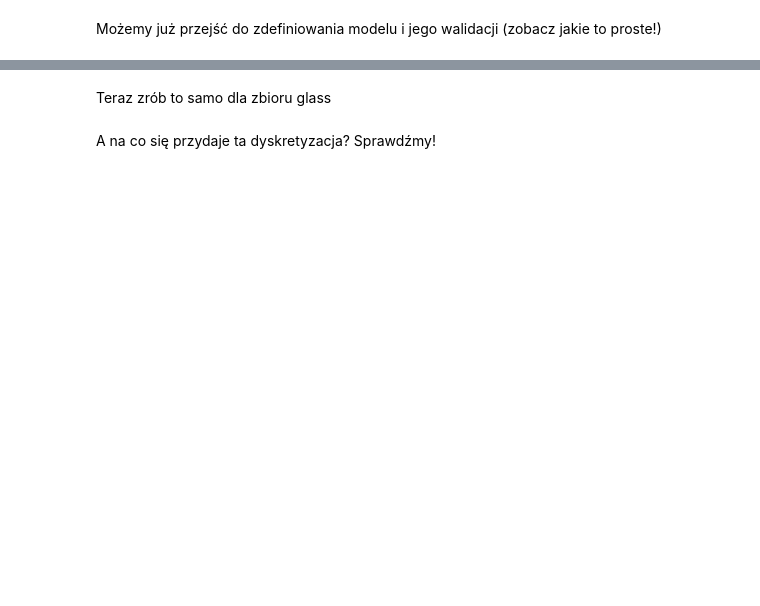
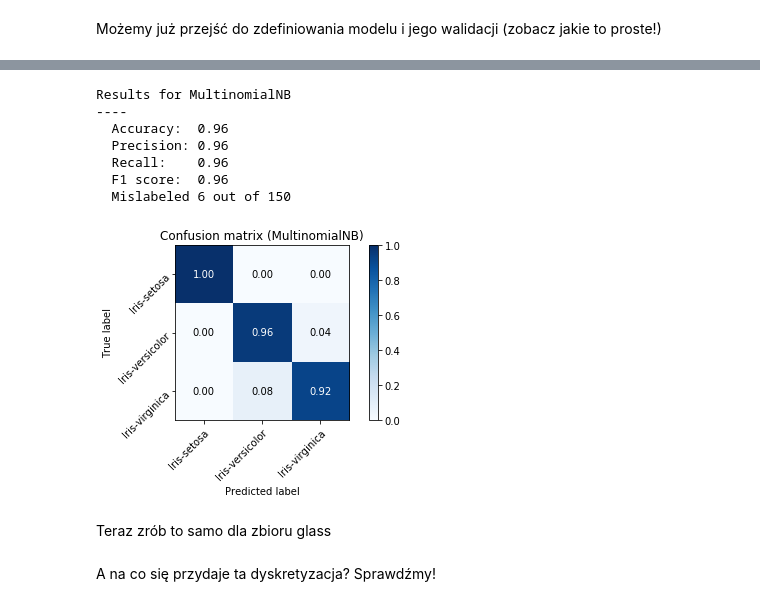
Before and after one commit to xenteros/data-science-training, a Jupyter notebook: Naive_Bayes.ipynb, the cells around one changed output, grey strips where cells are left out. Drawn from its saved outputs; the diff is of its cells as text; code cells hidden in the pictures; blank space fills up the shorter version.

```diff
--- a/Naive_Bayes.ipynb
+++ b/Naive_Bayes.ipynb
@@ -38,0 +85,2 @@ data.head()
+# %%
+preprocesser = normalizer
@@ -103,0 +122,6 @@ Number of mislabeled points out of a total 178 points : 7
+# %%
+gnb = GaussianNB()  # inny klasyfikator
+gnb.fit(X_train, y_train)
+y_gnb = gnb.predict(X_test)
+print(y_test.values)
+print(y_gnb)
@@ -103,0 +214,5 @@ Number of mislabeled points out of a total 178 points : 7
+# %%
+def normalize_confusion_matrix(confusion_matrix):
+    return confusion_matrix.astype(
+        'float') / confusion_matrix.sum(
+        axis=1)[np.newaxis].T
@@ -103,0 +247,28 @@ Number of mislabeled points out of a total 178 points : 7
+# %%
+def cross_validate(classifier, kfold, X, y, params=None, talk=True):
+    if params is None:
+        params = {}
+    if classifier.__class__.__name__ == 'ABCMeta':
+        clf = classifier(**params)
+    else:
+        clf = classifier
+    predicted = []
+    target = []
+
+    for train_index, test_index in kfold.split(X, y):
+        X_train, X_test = X.iloc[train_index], X.iloc[test_index]
+        y_train, y_test = y.iloc[train_index], y.iloc[test_index]
+        clf.fit(X=X_train, y=y_train)
+        predicted = np.concatenate((predicted, clf.predict(X_test)))
+        target = np.concatenate((target, y_test))
+
+    metrics = calculate_metrics(target, predicted)
+    cm = confusion_matrix(target, predicted)
+    if talk:
+        print_results(metrics, clf.__class__.__name__)
+        plot_confusion_matrix(normalize_confusion_matrix(cm),
+                              iris_classes,
+                              title_appendix=clf.__class__.__name__)
+        plt.show()
+    else:
+        return metrics, cm
@@ -104,3 +277,14 @@ Number of mislabeled points out of a total 178 points : 7
+# %%
+cross_validate(MultinomialNB, StratifiedKFold(50), X, y)
+# %% [output]
+Results for MultinomialNB
+----
+  Accuracy:  0.96
+  Precision: 0.96
+  Recall:    0.96
+  F1 score:  0.96
+  Mislabeled 6 out of 150
+[figure, added]
 # %% [markdown]
 Teraz zrób to samo dla zbioru glass
 # %% [markdown]
```
Also changed, not shown: parts of 57 cells of this notebook.
